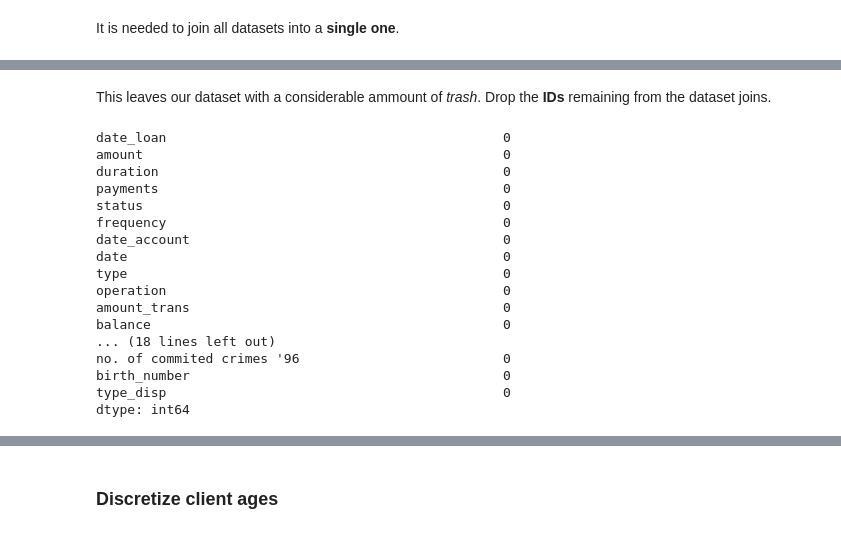
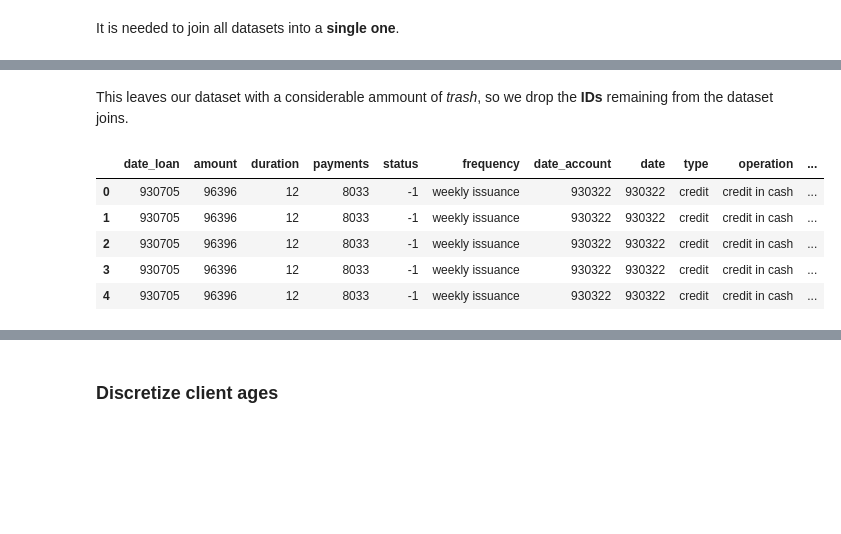
Before and after one commit to JoaoCostaIFG/AC, a Jupyter notebook: Banking.ipynb, the cells around one changed output, grey strips where cells are left out. Saved outputs shown, nothing was run; the diff lists cells and outputs as text; code cells hidden in the pictures; blank space fills up the shorter version.

```diff
--- a/Banking.ipynb
+++ b/Banking.ipynb
@@ -344,5 +344,5 @@ trans_df.head()
 # %% [markdown]
 It is needed to join all datasets into a **single one**.
 # %%
-def join(df1, df2, key1, key2, suff, t="inner"):
+def join(df1, df2, key1, key2, suff, t="left"):
     return df1.merge(df2, left_on=key1, right_on=key2, how=t, suffixes=suff)
@@ -371,2 +349,32 @@ df.describe()
+# %%
+def join_all(card_df, loan_df, trans_df):
+    join_df = join(loan_df,
+                   account_df,
+                   'account_id',
+                   'account_id',
+                   ['_loan', '_account'])
+    join_df = join(join_df, trans_df, 'account_id', 'account_id', ['', '_trans'])
+    #
+    join_df = join(join_df, district_df, 'district_id', 'code', ['', '_district'])
+    join_df = join(join_df, client_df, 'district_id', 'district_id', ['', '_client'])
+    #
+    join_df = join(join_df,
+                   disp_df,
+                   ['account_id', 'client_id'],
+                   ['account_id', 'client_id'],
+                   ['', '_disp'])
+    #
+    join_df = join(join_df, card_df, 'disp_id', 'disp_id', ['', '_card'])
+    #
+    join_df.drop(['loan_id',
+                  'account_id',
+                  'district_id',
+                  'client_id',
+                  'trans_id',
+                  'client_id',
+                  'disp_id',
+                  'card_id'], axis=1, inplace=True)
+    #
+    return join_df
 # %% [markdown]
-This leaves our dataset with a considerable ammount of _trash_. Drop the **IDs** remaining from the dataset joins.
+This leaves our dataset with a considerable ammount of _trash_, so we drop the **IDs** remaining from the dataset joins.
@@ -381,20 +381,11 @@ df.drop(['loan_id',
-# %%
-df.isnull().sum()
-# %% [output]
-date_loan                                           0
-amount                                              0
-duration                                            0
-payments                                            0
-status                                              0
-frequency                                           0
-date_account                                        0
-date                                                0
-type                                                0
-operation                                           0
-amount_trans                                        0
-balance                                             0
-... (18 lines left out)
-no. of commited crimes '96                          0
-birth_number                                        0
-type_disp                                           0
-dtype: int64
+# %%
+df = join_all(card_df, loan_df, trans_df)
+df_test = join_all(card_test_df, loan_test_df, trans_test_df)
+df.head()
+# %% [output]
+|  | date_loan | amount | duration | payments | status | frequency | date_account | date | type | operation | ... |
+| 0 | 930705 | 96396 | 12 | 8033 | -1 | weekly issuance | 930322 | 930322 | credit | credit in cash | ... |
+| 1 | 930705 | 96396 | 12 | 8033 | -1 | weekly issuance | 930322 | 930322 | credit | credit in cash | ... |
+| 2 | 930705 | 96396 | 12 | 8033 | -1 | weekly issuance | 930322 | 930322 | credit | credit in cash | ... |
+| 3 | 930705 | 96396 | 12 | 8033 | -1 | weekly issuance | 930322 | 930322 | credit | credit in cash | ... |
+| 4 | 930705 | 96396 | 12 | 8033 | -1 | weekly issuance | 930322 | 930322 | credit | credit in cash | ... |
```
Also changed, not shown: parts of 20 cells of this notebook.
